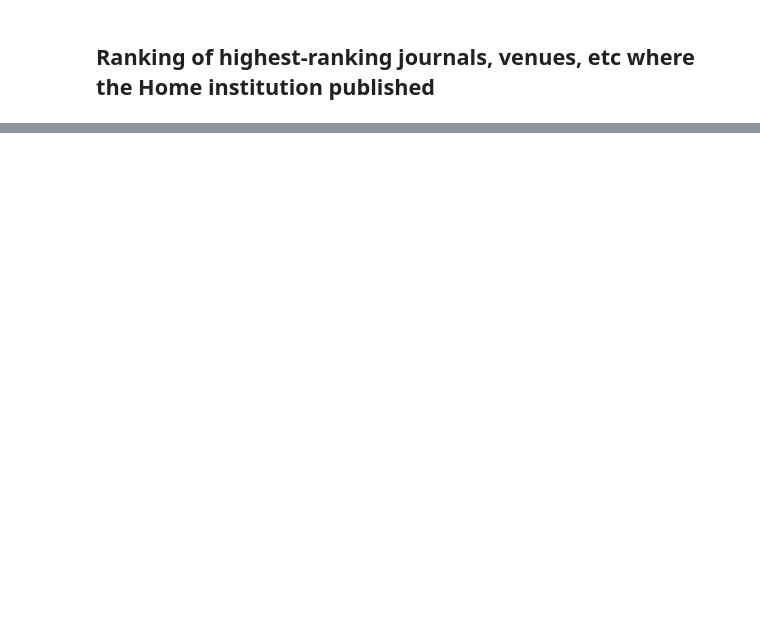
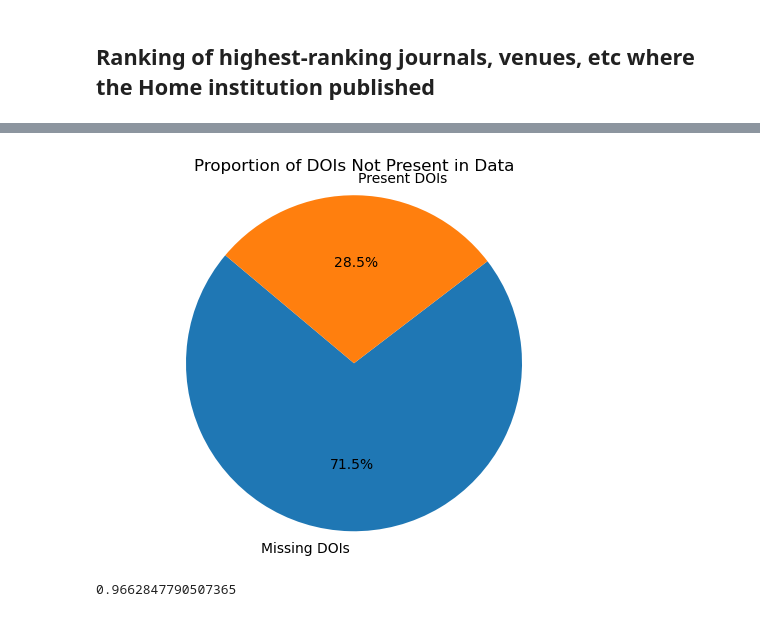
Before and after one commit to boumpteryx/Publication-statistics, a Jupyter notebook: Institution_Statistics.ipynb, the cells around one changed output, grey strips where cells are left out. Saved outputs shown, nothing was run; the diff lists cells and outputs as text; code cells hidden in the pictures; blank space fills up the shorter version.

```diff
--- a/Institution_Statistics.ipynb
+++ b/Institution_Statistics.ipynb
@@ -643,0 +644,33 @@ plot_top_journals(data, begin, end, top_n=top_n_rankings)
+# %%
+import pandas as pd
+
+faculty_spreadsheet_path = r"C:\Users\ad1532\Downloads\Faculty Publications Tracking - 2022.csv"
+df_faculty = pd.read_csv(faculty_spreadsheet_path)
+# %%
+# Extract DOIs from DataFrame
+df_dois = df_faculty['Public link'].apply(lambda x: str(x) if 'doi.org' in str(x) else None).dropna()
+
+# Extract DOIs from the 'data' JSON
+json_dois = set(publication.get('doi') for publication in data if 'doi' in publication)
+
+# Find DOIs in df_faculty not present in 'data'
+missing_dois = df_dois[~df_dois.isin(json_dois)]
+
+# Calculate proportions
+total_dois = len(df_dois)
+missing_count = len(missing_dois)
+present_count = total_dois - missing_count
+proportions = [missing_count / total_dois, present_count / total_dois]
+
+# Plotting
+labels = ['Missing DOIs', 'Present DOIs']
+plt.pie(proportions, labels=labels, autopct='%1.1f%%', startangle=140)
+plt.axis('equal')  # Equal aspect ratio ensures that pie is drawn as a circle.
+plt.title('Proportion of DOIs Not Present in Data')
+plt.show()
+# %% [output]
+[figure, added]
+# %%
+print(len(json_dois)/len(data))
+# %% [output]
+0.9662847790507365
```
Also changed, not shown: parts of 22 cells of this notebook, 1 other file.
